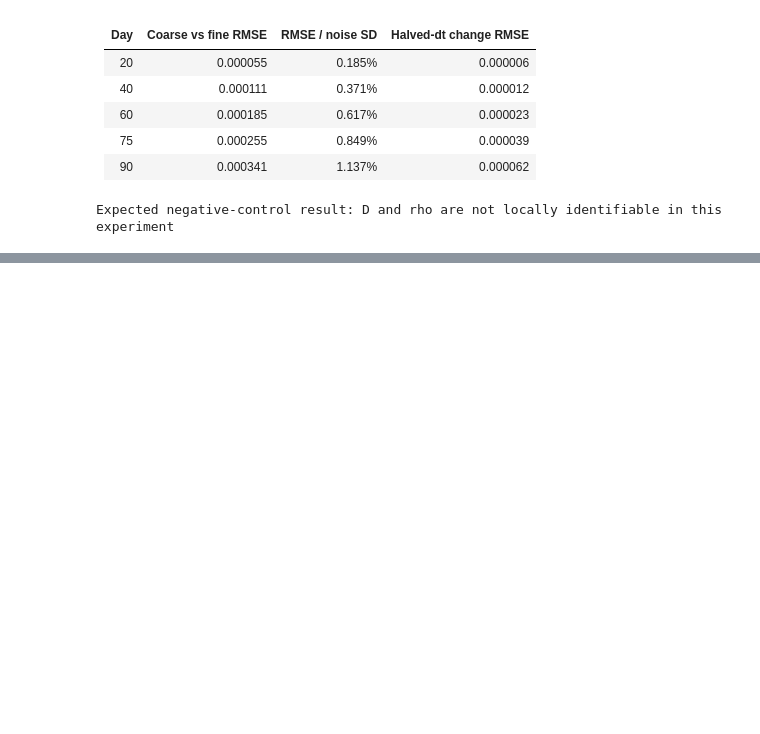
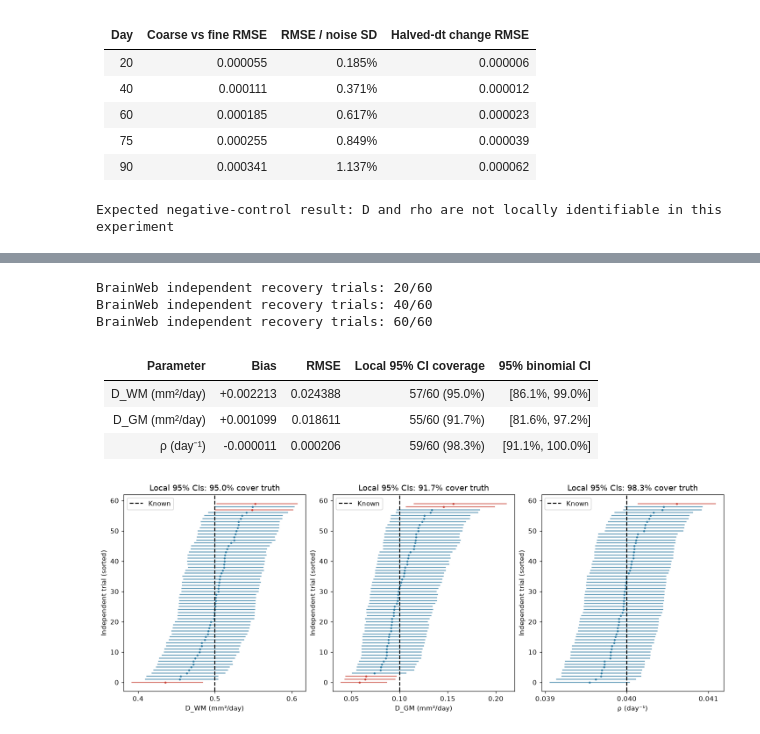
Before and after one commit to arvidl/brainweb_fisher_kpp, a Jupyter notebook: synthetic_parameter_recovery.ipynb, the cells around one changed output, grey strips where cells are left out. Cells and saved outputs as stored; diff of their text form; code cells hidden in the pictures; blank space fills up the shorter version.

```diff
--- a/synthetic_parameter_recovery.ipynb
+++ b/synthetic_parameter_recovery.ipynb
@@ -481,0 +846,46 @@ Saved summary, arrays and five figures to outputs/synthetic_recovery/ (62.0 s).
+# %%
+bw_recovered = np.empty((bw_n_coverage, 3))
+bw_coverage_intervals = np.empty((bw_n_coverage, 3, 2))
+for r in range(bw_n_coverage):
+    sample = bw_clean[:bw_n_train] + bw_noise_sd * bw_coverage_rng.standard_normal(bw_fitted_training.shape)
+    trial = fit_tissue_parameters(bw_inverse, bw_train_days, sample, bw_noise_sd,
+                                 start=(.4, .15, .035), bounds=bw_bounds)
+    if trial.at_bound:
+        raise RuntimeError(f"Independent trial {r} reached a bound; do not discard it.")
+    bw_recovered[r], bw_coverage_intervals[r] = trial.parameters, trial.intervals
+    if (r+1) % 20 == 0:
+        print(f"BrainWeb independent recovery trials: {r+1}/{bw_n_coverage}", flush=True)
+bw_contains = ((bw_coverage_intervals[:, :, 0] <= bw_true) & (bw_coverage_intervals[:, :, 1] >= bw_true))
+bw_coverage_counts = bw_contains.sum(axis=0)
+bw_coverage_fraction = bw_contains.mean(axis=0)
+bw_coverage_binomial = np.array([tuple(binomtest(int(k), bw_n_coverage).proportion_ci(method="exact"))
+                                 for k in bw_coverage_counts])
+bw_bias = bw_recovered.mean(axis=0)-bw_true
+bw_parameter_rmse = np.sqrt(np.mean((bw_recovered-bw_true)**2, axis=0))
+bw_table(["Parameter", "Bias", "RMSE", "Local 95% CI coverage", "95% binomial CI"], [
+    [name, f"{bw_bias[k]:+.6f}", f"{bw_parameter_rmse[k]:.6f}",
+     f"{bw_coverage_counts[k]}/{bw_n_coverage} ({bw_coverage_fraction[k]:.1%})",
+     f"[{bw_coverage_binomial[k, 0]:.1%}, {bw_coverage_binomial[k, 1]:.1%}]"]
+    for k, name in enumerate(bw_names)])
+fig, axes = plt.subplots(1, 3, figsize=(13, 4.8), layout="constrained")
+for k, ax in enumerate(axes):
+    for row, index in enumerate(np.argsort(bw_recovered[:, k])):
+        color = "#2978a0" if bw_contains[index, k] else "#c63d32"
+        ax.plot(bw_coverage_intervals[index, k], [row, row], color=color, alpha=.7)
+        ax.plot(bw_recovered[index, k], row, ".", color=color, markersize=4)
+    ax.axvline(bw_true[k], color="black", linestyle="--", label="Known")
+    ax.set(xlabel=bw_names[k], ylabel="Independent trial (sorted)",
+           title=f"Local 95% CIs: {bw_coverage_fraction[k]:.1%} cover truth")
+    ax.locator_params(axis="x", nbins=4)
+    ax.legend()
+bw_save_figure("coverage_audit")
+# %% [output]
+BrainWeb independent recovery trials: 20/60
+BrainWeb independent recovery trials: 40/60
+BrainWeb independent recovery trials: 60/60
+| Parameter | Bias | RMSE | Local 95% CI coverage | 95% binomial CI |
+| --- | --- | --- | --- | --- |
+| D_WM (mm²/day) | +0.002213 | 0.024388 | 57/60 (95.0%) | [86.1%, 99.0%] |
+| D_GM (mm²/day) | +0.001099 | 0.018611 | 55/60 (91.7%) | [81.6%, 97.2%] |
+| ρ (day⁻¹) | -0.000011 | 0.000206 | 59/60 (98.3%) | [91.1%, 100.0%] |
+[figure, added]
```
Also changed, not shown: parts of 18 cells of this notebook, 40 other files.
